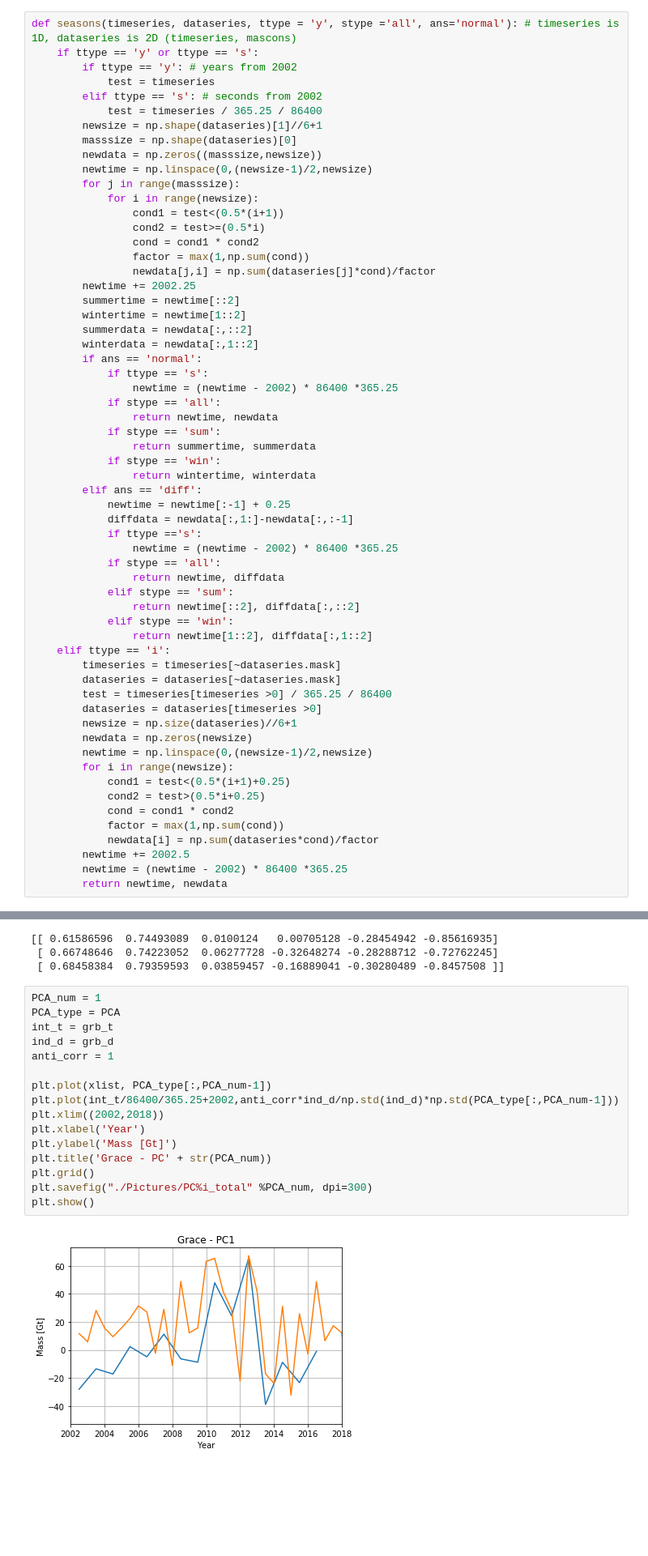
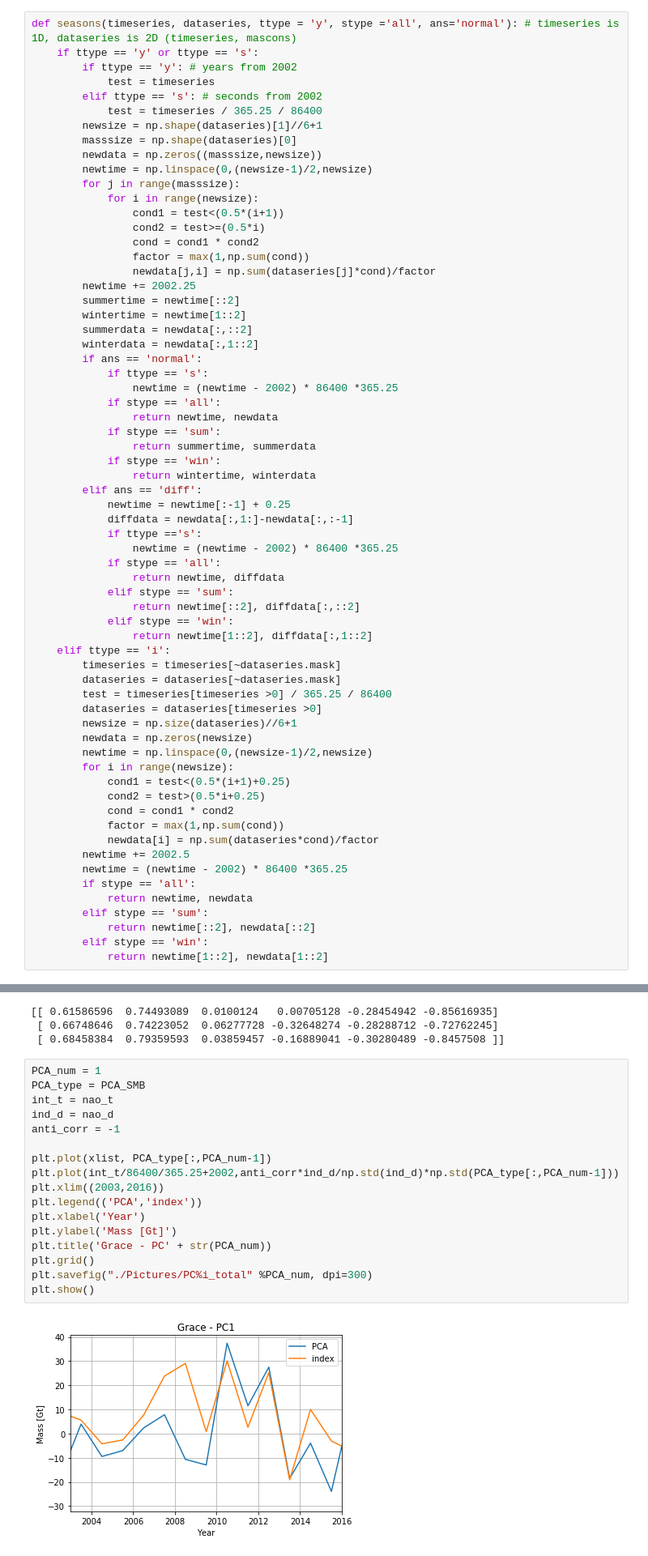
Before and after one commit to AdriaanGr/MAIO_project, a Jupyter notebook: MAIO_summer.ipynb, the cells around one changed output, grey strips where cells are left out. Shown at 81% size. Drawn from its saved outputs; the diff is of its cells as text; blank space fills up the shorter version.

```diff
--- a/MAIO_summer.ipynb
+++ b/MAIO_summer.ipynb
@@ -237,7 +237,12 @@ def seasons(timeseries, dataseries, ttype = 'y', stype ='all', ans='normal'): #
             newdata[i] = np.sum(dataseries*cond)/factor
         newtime += 2002.5
         newtime = (newtime - 2002) * 86400 *365.25
-        return newtime, newdata
+        if stype == 'all':
+            return newtime, newdata
+        elif stype == 'sum':
+            return newtime[::2], newdata[::2]
+        elif stype == 'win':
+            return newtime[1::2], newdata[1::2]
 # %%
 ps_test = seasons(xlist_copy-2002, ddata_copy, stype='all', ans='normal')
 
@@ -1226,19 +1231,20 @@ print(corr_m)
  [ 0.68458384  0.79359593  0.03859457 -0.16889041 -0.30280489 -0.8457508 ]]
 # %%
 PCA_num = 1
-PCA_type = PCA
-int_t = grb_t
-ind_d = grb_d
-anti_corr = 1
+PCA_type = PCA_SMB
+int_t = nao_t
+ind_d = nao_d
+anti_corr = -1
 
 plt.plot(xlist, PCA_type[:,PCA_num-1])
 plt.plot(int_t/86400/365.25+2002,anti_corr*ind_d/np.std(ind_d)*np.std(PCA_type[:,PCA_num-1]))
-plt.xlim((2002,2018))
+plt.xlim((2003,2016))
+plt.legend(('PCA','index'))
 plt.xlabel('Year')
 plt.ylabel('Mass [Gt]')
 plt.title('Grace - PC' + str(PCA_num))
 plt.grid()
 plt.savefig("./Pictures/PC%i_total" %PCA_num, dpi=300)
 plt.show()
 # %% [output]
-[figure, old version]
+[figure, new version]
```
Also changed, not shown: parts of 1 cell of this notebook, 2 other files.
